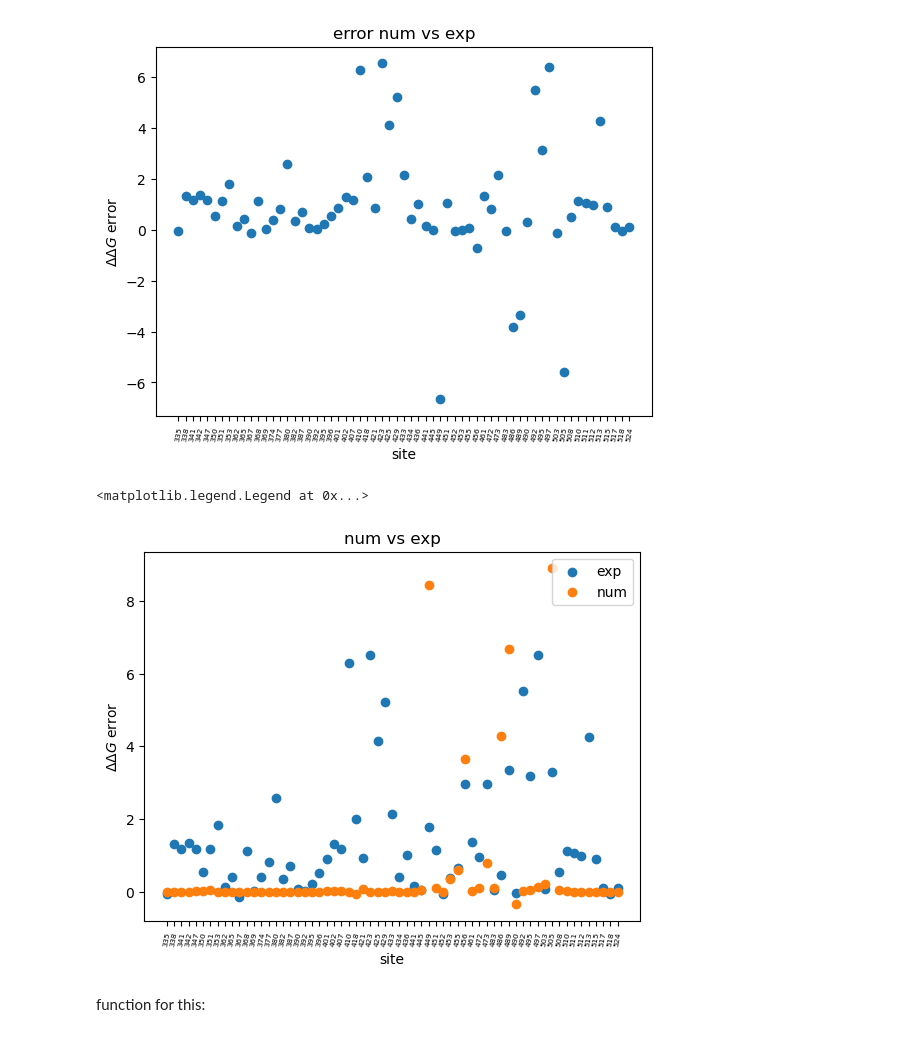
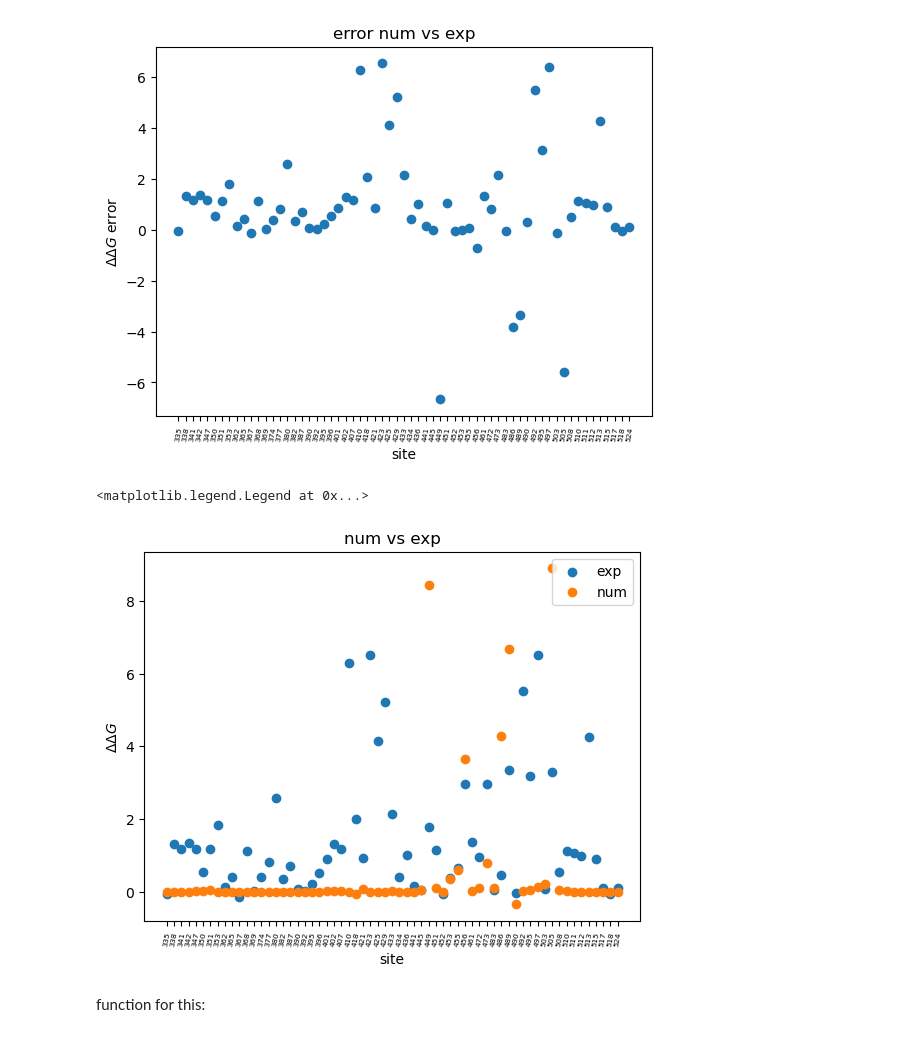
Before and after one commit to fergplace/amber_scripts, a Jupyter notebook: simple_amino_eval_pres.ipynb, the cells around one changed output. Saved outputs shown, nothing was run; the diff lists cells and outputs as text; code cells hidden in the pictures.

```diff
--- a/simple_amino_eval_pres.ipynb
+++ b/simple_amino_eval_pres.ipynb
@@ -167,14 +167,14 @@ Text(0.5, 0, 'site')
 # %%
 plt.scatter(mut_arg_sorted, del_del_g_total[mut_arg_idx], label="exp")
 plt.scatter(mut_arg_sorted, num_66[mut_arg_idx], label="num")
 plt.tick_params(axis="x", labelsize=5.5, rotation=80)
 plt.title("num vs exp")
-plt.ylabel("$\Delta \Delta G$ error")
+plt.ylabel("$\Delta \Delta G$")
 plt.xlabel("site")
 plt.legend()
 # %% [output]
 <matplotlib.legend.Legend at 0x...>
-[figure, old version]
+[figure, new version]
 # %% [markdown]
 function for this:
 # %%
```
